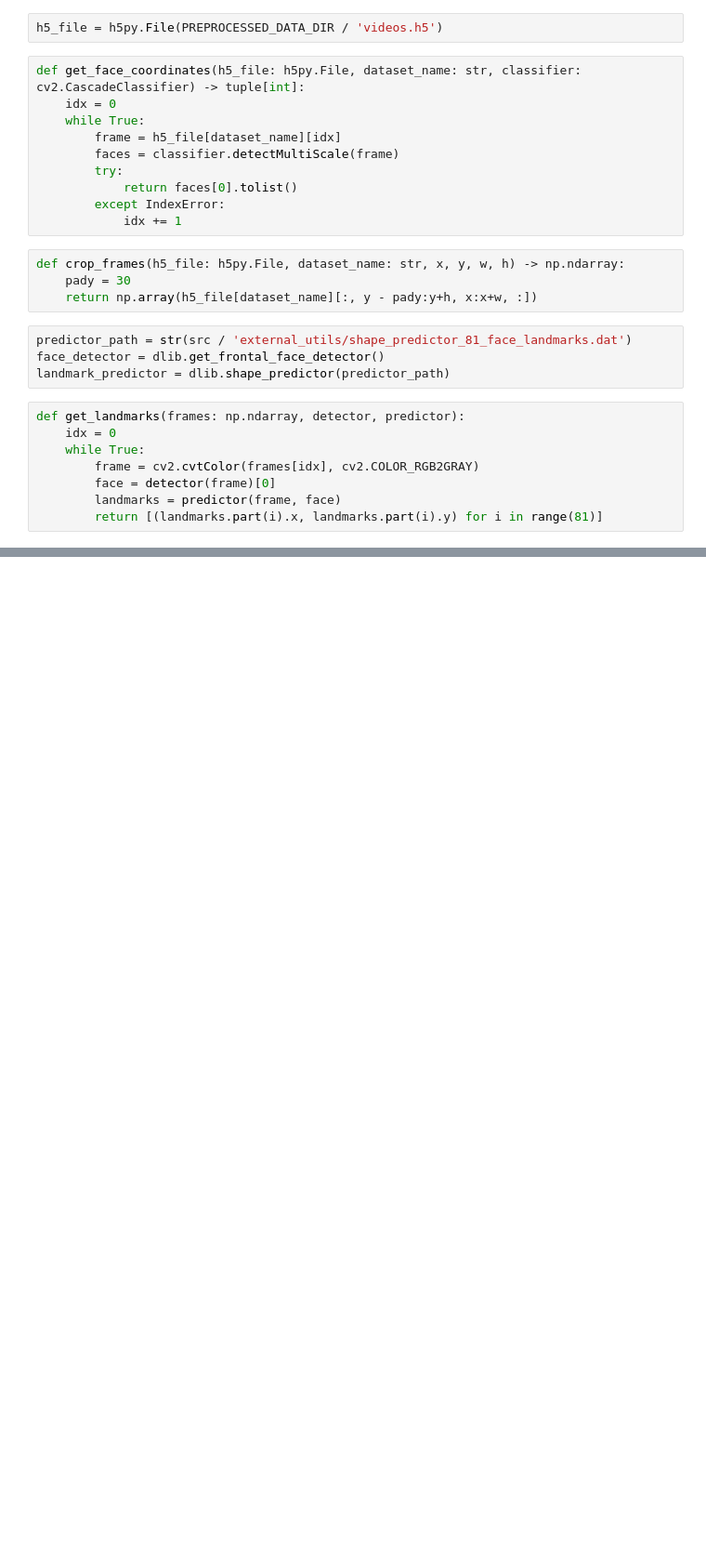
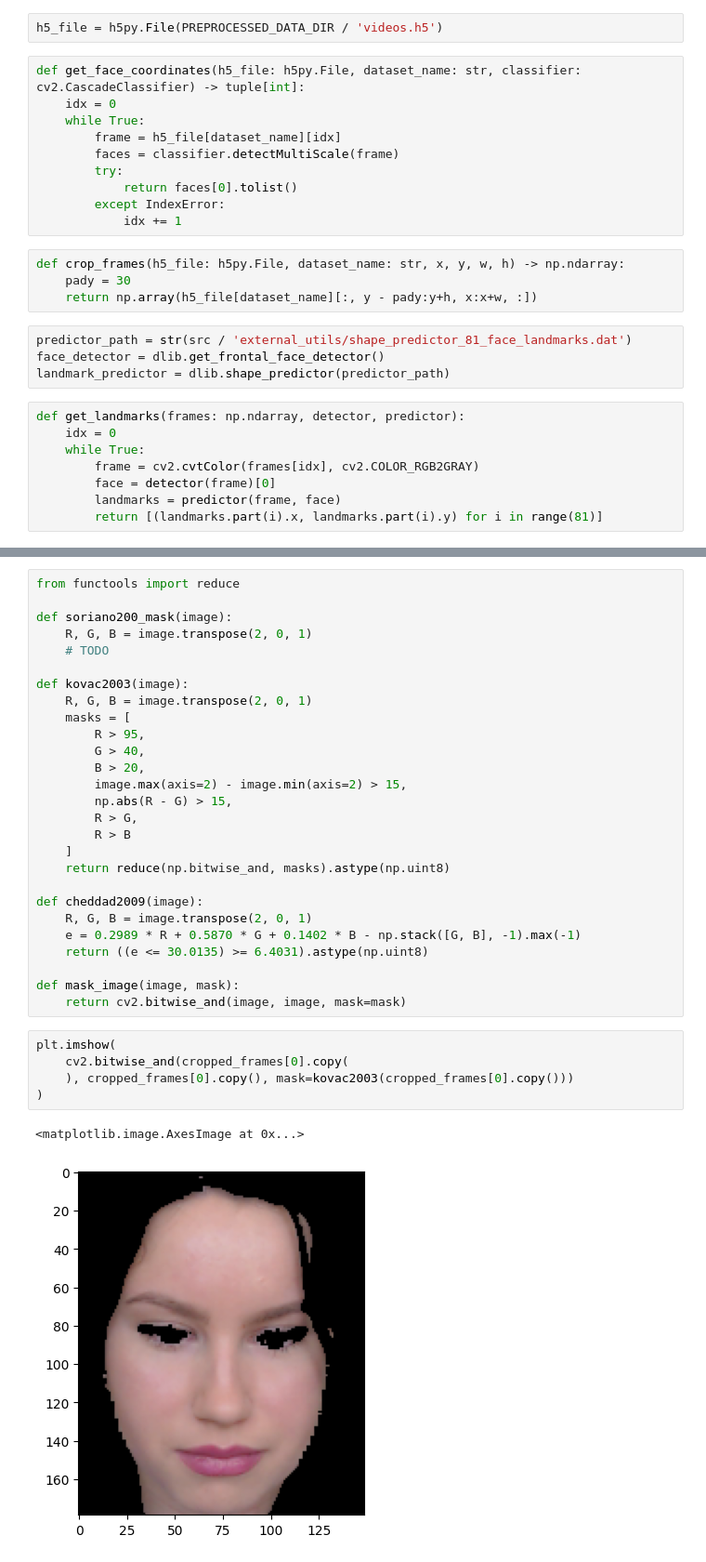
Before and after one commit to MNetanel/image-processing-project, a Jupyter notebook: notebooks/02_face_detection.ipynb, the cells around one changed output, grey strips where cells are left out. Shown at 93% size. Saved outputs shown, nothing was run; the diff lists cells and outputs as text; blank space fills up the shorter version.

```diff
--- a/notebooks/02_face_detection.ipynb
+++ b/notebooks/02_face_detection.ipynb
@@ -102,0 +95,35 @@ def get_forehead_cheeks_regions(frames: np.ndarray) -> tuple:
+# %%
+from functools import reduce
+
+def soriano200_mask(image):
+    R, G, B = image.transpose(2, 0, 1)
+    # TODO
+
+def kovac2003(image):
+    R, G, B = image.transpose(2, 0, 1)
+    masks = [
+        R > 95,
+        G > 40,
+        B > 20,
+        image.max(axis=2) - image.min(axis=2) > 15,
+        np.abs(R - G) > 15,
+        R > G,
+        R > B
+    ]
+    return reduce(np.bitwise_and, masks).astype(np.uint8)
+
+def cheddad2009(image):
+    R, G, B = image.transpose(2, 0, 1)
+    e = 0.2989 * R + 0.5870 * G + 0.1402 * B - np.stack([G, B], -1).max(-1)
+    return ((e <= 30.0135) >= 6.4031).astype(np.uint8)
+
+def mask_image(image, mask):
+    return cv2.bitwise_and(image, image, mask=mask)
+# %%
+plt.imshow(
+    cv2.bitwise_and(cropped_frames[0].copy(
+    ), cropped_frames[0].copy(), mask=kovac2003(cropped_frames[0].copy()))
+)
+# %% [output]
+<matplotlib.image.AxesImage at 0x...>
+[figure, added]
```
Also changed, not shown: parts of 16 cells of this notebook, 9 other files.
